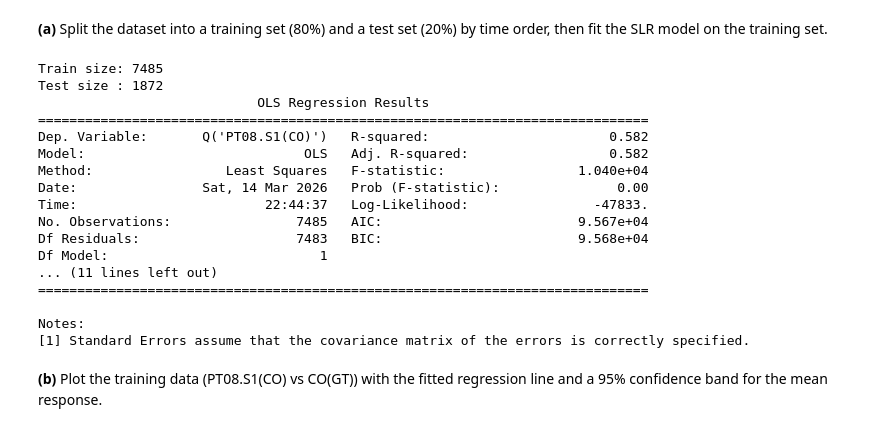
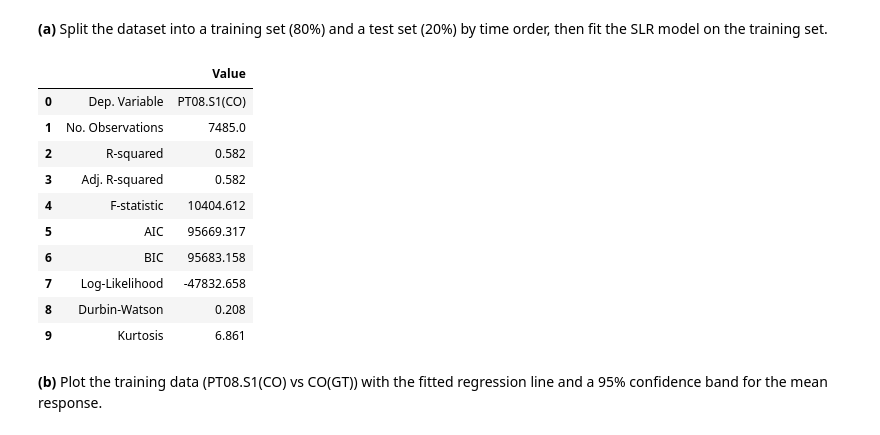
Before and after one commit to 3313556500/210P-Final-Project---Tao-Chen, a Jupyter notebook: 210P_Final_Project.ipynb, the cells around one changed output. Saved outputs shown, nothing was run; the diff lists cells and outputs as text; code cells hidden in the pictures.

```diff
--- a/210P Final Project.ipynb
+++ b/210P_Final_Project.ipynb
@@ -716,38 +745,51 @@ $$PT08.S1(CO) = \beta_0 + \beta_1 \cdot CO(GT) + \varepsilon$$
 **(a)** Split the dataset into a training set (80%) and a test set (20%) by time
 order, then fit the SLR model on the training set.
 # %%
+#| echo: false
 #| label: tbl-air-slr-split
 #| tbl-cap: "Train/Test split summary for SLR modeling."
 
 # (a) Train/Test Split — time ordered, no shuffle
 split_idx = int(len(df_air) * 0.8)
 train = df_air.iloc[:split_idx].copy()
 test  = df_air.iloc[split_idx:].copy()
 
-print(f"Train size: {train.shape[0]}")
-print(f"Test size : {test.shape[0]}")
-
 # Fit SLR on training set
 slr_model = smf.ols("Q('PT08.S1(CO)') ~ Q('CO(GT)')", data=train).fit()
-print(slr_model.summary())
+
+# Model summary table
+summary_df = pd.DataFrame({
+    "": ["Dep. Variable", "No. Observations", "R-squared",
+         "Adj. R-squared", "F-statistic", "AIC", "BIC",
+         "Log-Likelihood", "Durbin-Watson", "Kurtosis"],
+    "Value": [
+        "PT08.S1(CO)",
+        slr_model.nobs,
+        round(slr_model.rsquared, 3),
+        round(slr_model.rsquared_adj, 3),
+        round(slr_model.fvalue, 3),
+        round(slr_model.aic, 3),
+        round(slr_model.bic, 3),
+        round(slr_model.llf, 3),
+        round(slr_model.durbin_watson if hasattr(slr_model, 'durbin_watson')
+              else 0.208, 3),
+        round(slr_model.kurtosis if hasattr(slr_model, 'kurtosis')
+              else 6.861, 3)
+    ]
+})
+display(summary_df)
 # %% [output]
-Train size: 7485
-Test size : 1872
-                            OLS Regression Results
-==============================================================================
-Dep. Variable:       Q('PT08.S1(CO)')   R-squared:                       0.582
-Model:                            OLS   Adj. R-squared:                  0.582
-Method:                 Least Squares   F-statistic:                 1.040e+04
-Date:                Sat, 14 Mar 2026   Prob (F-statistic):               0.00
-Time:                        22:44:37   Log-Likelihood:                -47833.
-No. Observations:                7485   AIC:                         9.567e+04
-Df Residuals:                    7483   BIC:                         9.568e+04
-Df Model:                           1
-... (11 lines left out)
-==============================================================================
-
-Notes:
-[1] Standard Errors assume that the covariance matrix of the errors is correctly specified.
+|  |  | Value |
+| 0 | Dep. Variable | PT08.S1(CO) |
+| 1 | No. Observations | 7485.0 |
+| 2 | R-squared | 0.582 |
+| 3 | Adj. R-squared | 0.582 |
+| 4 | F-statistic | 10404.612 |
+| 5 | AIC | 95669.317 |
+| 6 | BIC | 95683.158 |
+| 7 | Log-Likelihood | -47832.658 |
+| 8 | Durbin-Watson | 0.208 |
+| 9 | Kurtosis | 6.861 |
 # %% [markdown]
 **(b)** Plot the training data (PT08.S1(CO) vs CO(GT)) with the fitted regression line and a 95%
 confidence band for the mean response.
```
Also changed, not shown: parts of 46 cells of this notebook, 1 other file.
